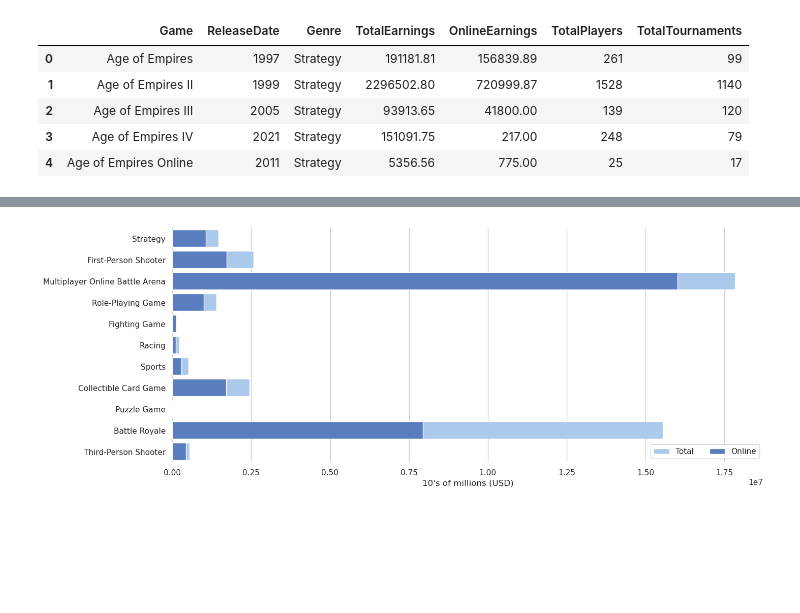
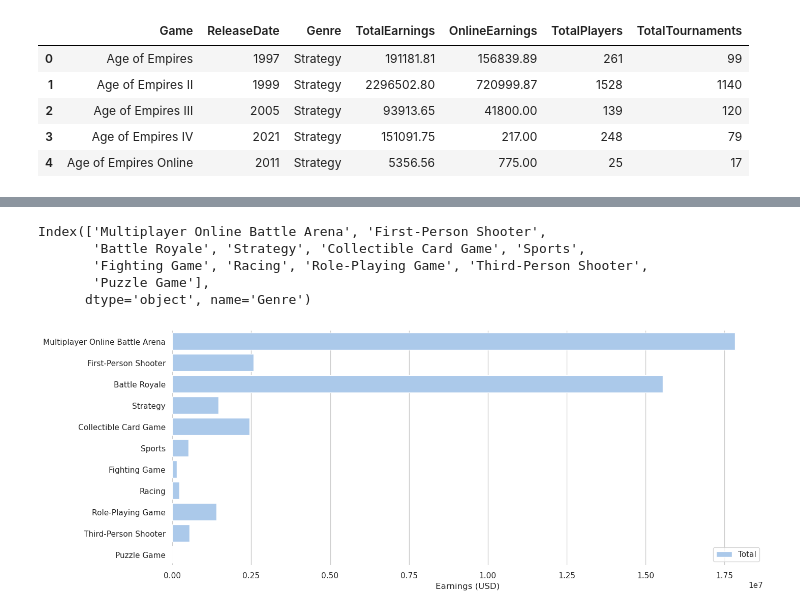
Before and after one commit to rhummel2323/TitanicComp, a Jupyter notebook: esports/seaborn-esports.ipynb, the cells around one changed output, grey strips where cells are left out. Cells and saved outputs as stored; diff of their text form; code cells hidden in the pictures; blank space fills up the shorter version.

Commit message:
Updated seaborn visualizations

```diff
--- a/esports/seaborn-esports.ipynb
+++ b/esports/seaborn-esports.ipynb
@@ -18,3 +18,6 @@ df.head()
 | 2 | Age of Empires III | 2005 | Strategy | 93913.65 | 41800.00 | 139 | 120 |
 | 3 | Age of Empires IV | 2021 | Strategy | 151091.75 | 217.00 | 248 | 79 |
 | 4 | Age of Empires Online | 2011 | Strategy | 5356.56 | 775.00 | 25 | 17 |
+# %%
+df = df.sort_values("TotalEarnings", ascending=False)
+df.head()
@@ -21,22 +31,40 @@ df.head()
+# %%
+genres = genres.sort_values(by=['TotalEarnings'], ascending=False)
+#genres.index
+
+genres_fixed = genres.index
+
+genres_fixed
+# %% [output]
+Index(['Multiplayer Online Battle Arena', 'First-Person Shooter',
+       'Battle Royale', 'Strategy', 'Collectible Card Game', 'Sports',
+       'Fighting Game', 'Racing', 'Role-Playing Game', 'Third-Person Shooter',
+       'Puzzle Game'],
+      dtype='object', name='Genre')
 # %%
 # Initialize the matplotlib figure (I don't understand this)
 f, ax = plt.subplots(figsize=(15, 6))
 
 
 # Plot the total earnings
 sns.set_color_codes("pastel")
-sns.barplot(x="TotalEarnings", y="Genre", data=df,
-            label="Total", color="b", errorbar=None)
+sns.barplot(x="TotalEarnings",
+            y="Genre",
+            data=df,
+            label="Total",
+            color="b",
+            order=genres_fixed,
+            errorbar=None)
 
-# Plot the online earnins
-sns.set_color_codes("muted")
-sns.barplot(x="OnlineEarnings", y="Genre", data=df,
-            label="Online", color="b", errorbar=None)
+# Plot the online earnings
+#sns.set_color_codes("muted")
+#sns.barplot(x="OnlineEarnings", y="Genre", data=df,
+ #           label="Online", color="b", errorbar=None)
 
 # Add a legend and informative axis label
 ax.legend(ncol=2, loc="lower right", frameon=True)
 ax.set(ylabel="",
-       xlabel="10's of millions (USD)")
+       xlabel="Earnings (USD)")
 sns.despine(left=True, bottom=True)
 # %% [output]
-[figure, old version]
+[figure, new version]
```
Also changed, not shown: parts of 4 cells of this notebook.
